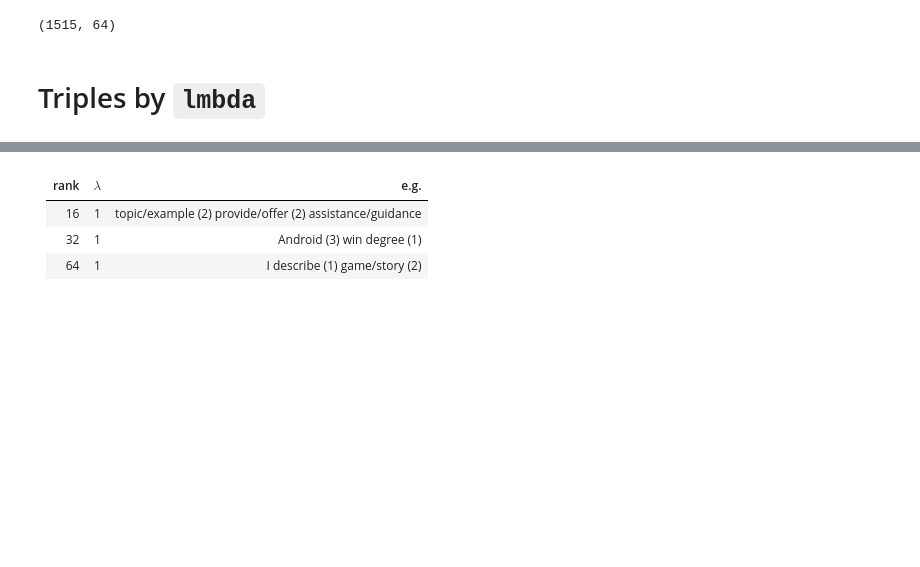
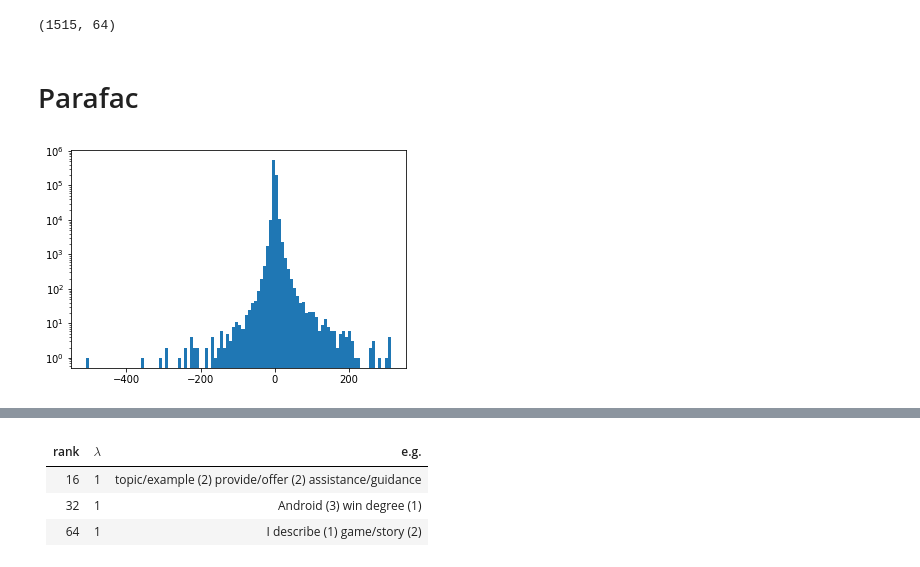
Before and after one commit to makrai/verb-tensor, a Jupyter notebook: police_arrest_suspect.ipynb, the cells around one changed output, grey strips where cells are left out. Saved outputs shown, nothing was run; the diff lists cells and outputs as text; code cells hidden in the pictures; blank space fills up the shorter version.

```diff
--- a/police_arrest_suspect.ipynb
+++ b/police_arrest_suspect.ipynb
@@ -199,14 +199,19 @@ predict_verb(subj='user', obj='command')
 tensor.factors[0].shape
 # %% [output]
 (1515, 64)
-# %% [markdown]
-# Triples by `lmbda`
+# %% [markdown]
+# Parafac
 # %%
 tensor_dir = config['DEFAULT']['ProjectDirectory']+'tensor/'
-evalor = VerbTensorEvaluator(cutoff=50000, rank=128, weight='npmi', decomp_algo='parafac')
+evalor = VerbTensorEvaluator(cutoff=50000, rank=256, weight='npmi', decomp_algo='parafac')
 modes = ['nsubj', 'ROOT', 'dobj']
 # %%
 evalor.load_embeddings()
+# %%
+_ = plt.hist(np.sort(evalor.decomped_tns.factors[1].reshape(-1).todense())[:-10], log=True, bins=100)
+plt.savefig('/home/makrai/repo/paper/CONLL21//verbtensor/img/posibneg-histg.png')
+# %% [output]
+[figure, added]
 # %%
 evalor.decomped_tns.weights.todense()
 # %% [output]
```
Also changed, not shown: parts of 3 cells of this notebook.
